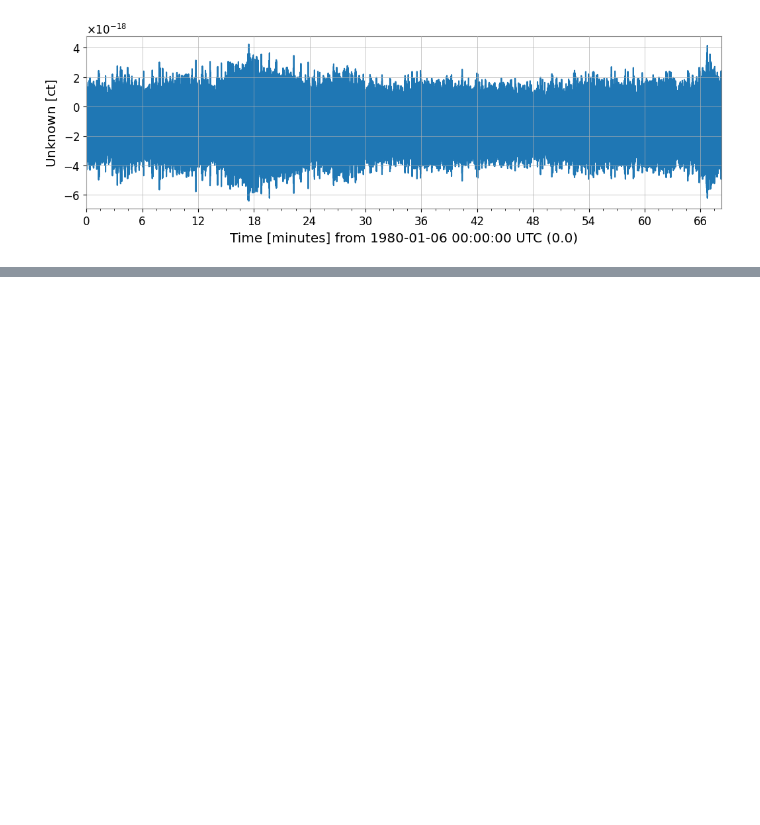
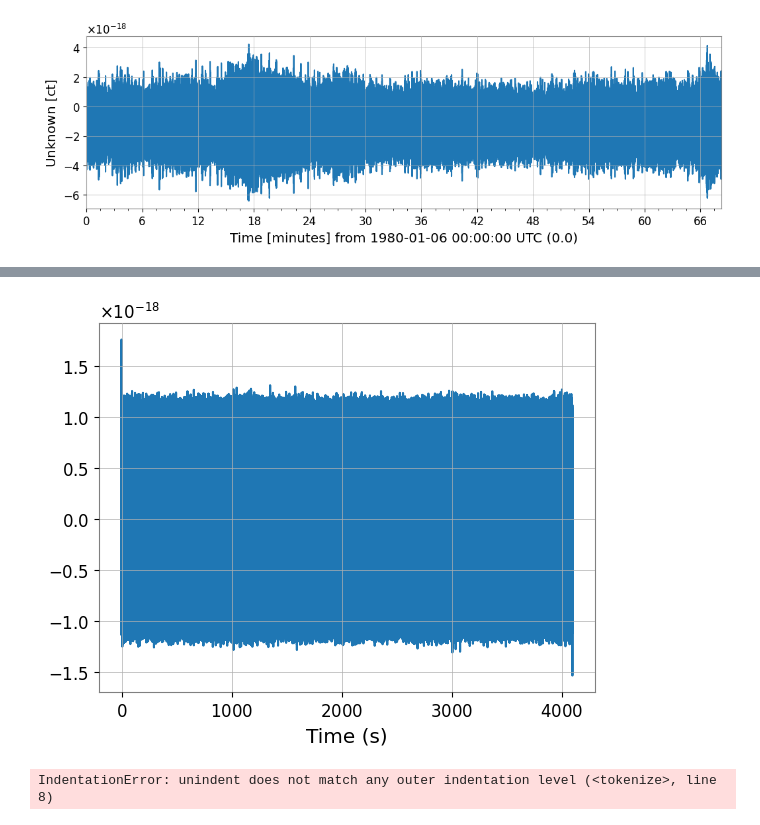
Before and after one commit to wtpdenman/LIGO, a Jupyter notebook: Challenge_4.ipynb, the cells around one changed output, grey strips where cells are left out. Cells and saved outputs as stored; diff of their text form; code cells hidden in the pictures; blank space fills up the shorter version.

```diff
--- a/Challenge_4.ipynb
+++ b/Challenge_4.ipynb
@@ -80,0 +103,10 @@ L1_analysis_data = TimeSeries.fetch_open_data(
+# %%
+# Remove the low frequency content and downsample the data to 2048Hz
+strain_l1 = highpass(pycbc_strain_l1, 15.0) #remove everything above 15
+strain_l1 = resample_to_delta_t(strain_l1, 1.0/2048) #bin into 2048 hertz
+
+plt.plot(strain_l1.sample_times, strain_l1)
+plt.xlabel('Time (s)')
+plt.show()
+# %% [output]
+[figure, added]
@@ -80,0 +182,14 @@ L1_analysis_data = TimeSeries.fetch_open_data(
+# %%
+from pycbc.filter import matched_filter
+import numpy
+snrs_h1 = {}
+snrs_l1 = {}
+for i in range(10,51):
+    snr_h1 = matched_filter(waveforms_h1[i], conditioned_h1,
+                     psd=psd_h1, low_frequency_cutoff=20)
+    snrs_h1[m]=snr_h1
+    snr_l1 = matched_filter(waveforms_l1[i], conditioned_l1,
+                     psd=psd_l1, low_frequency_cutoff=20)
+    snrs_l1[m]=snr_l1
+# %% [output]
+IndentationError: unindent does not match any outer indentation level (<tokenize>, line 8)
```
Also changed, not shown: parts of 14 cells of this notebook.
